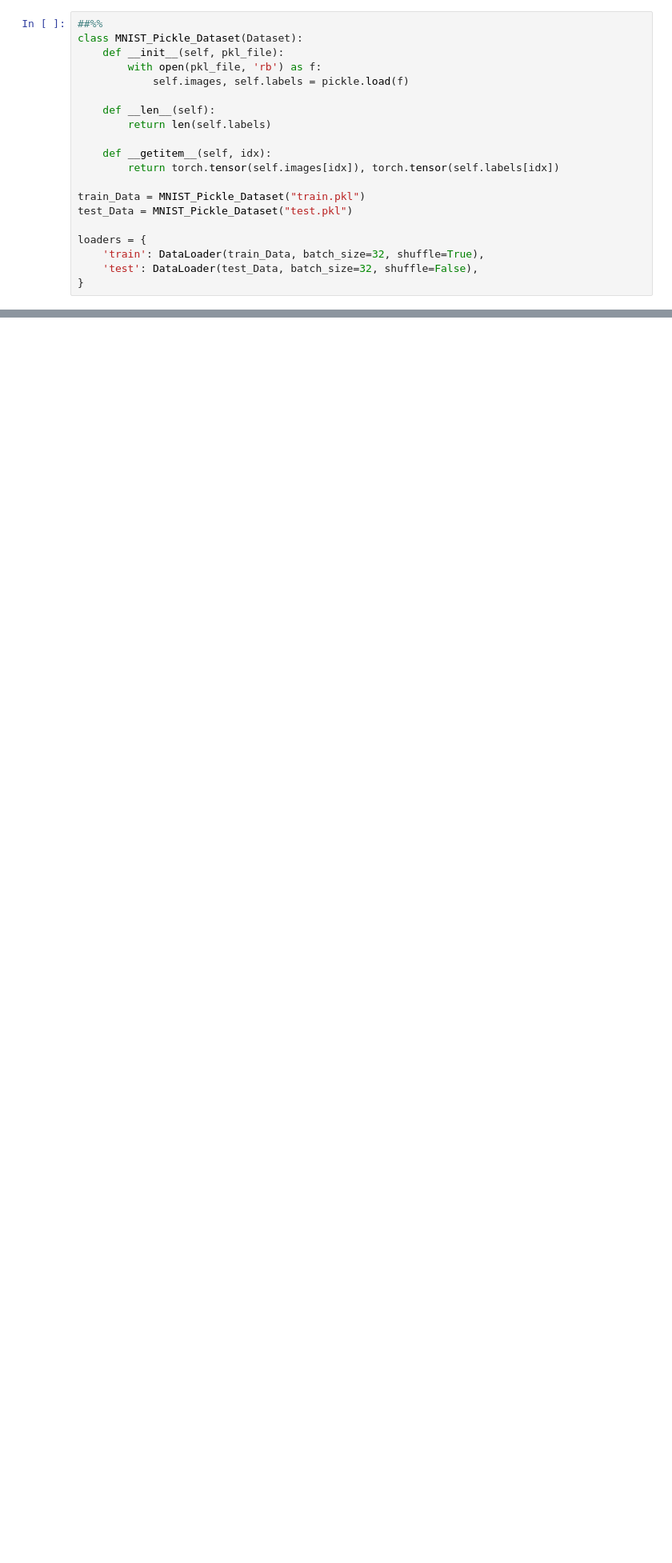
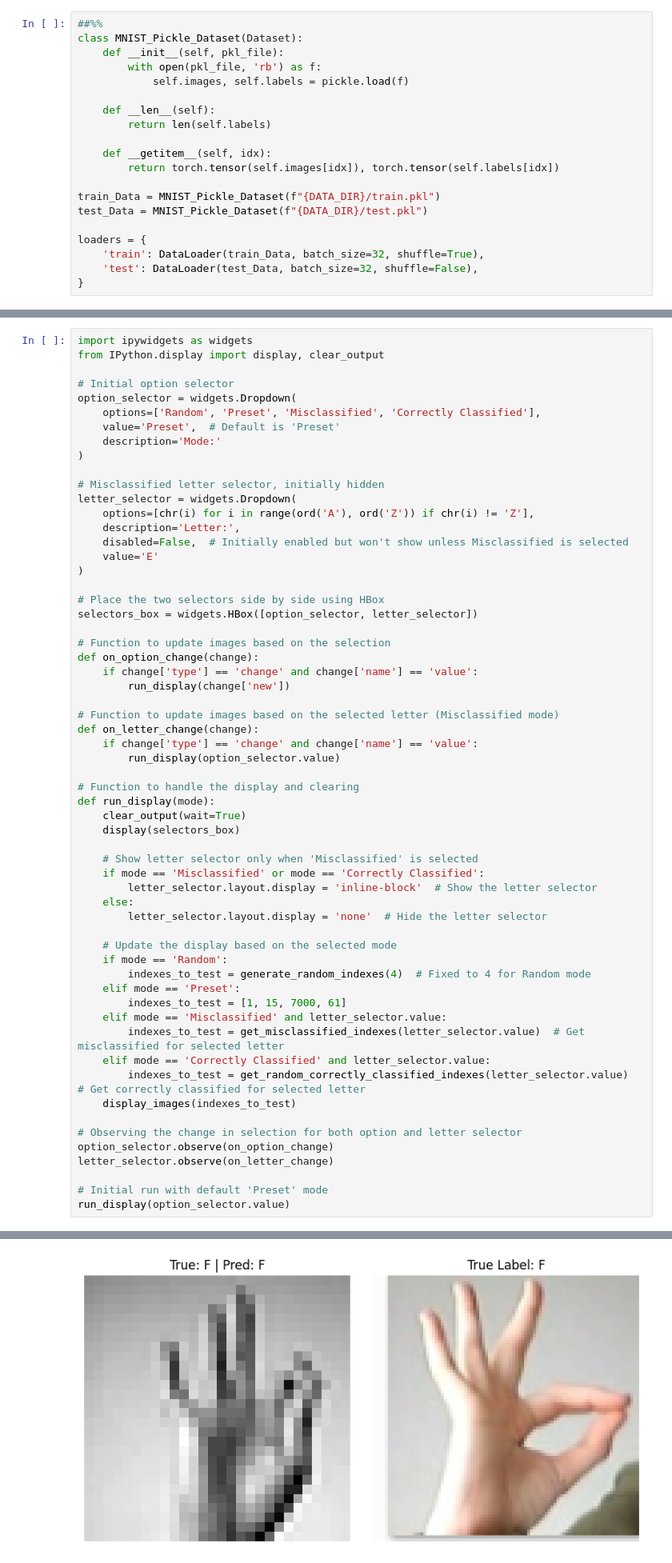
Before and after one commit to Yonathan-Ashebir/sign_language_classifer, a Jupyter notebook: main.ipynb, the cells around one changed output, grey strips where cells are left out. Shown: that part at 80% size. Saved outputs shown, nothing was run; the diff lists cells and outputs as text; blank space fills up the shorter version.

```diff
--- a/main.ipynb
+++ b/main.ipynb
@@ -109,8 +106,8 @@ class MNIST_Pickle_Dataset(Dataset):
     def __getitem__(self, idx):
         return torch.tensor(self.images[idx]), torch.tensor(self.labels[idx])
 
-train_Data = MNIST_Pickle_Dataset("train.pkl")
-test_Data = MNIST_Pickle_Dataset("test.pkl")
+train_Data = MNIST_Pickle_Dataset(f"{DATA_DIR}/train.pkl")
+test_Data = MNIST_Pickle_Dataset(f"{DATA_DIR}/test.pkl")
 
 loaders = {
     'train': DataLoader(train_Data, batch_size=32, shuffle=True),
@@ -470,0 +651,61 @@ display_images(indexes_to_test)
+# %%
+import ipywidgets as widgets
+from IPython.display import display, clear_output
+
+# Initial option selector
+option_selector = widgets.Dropdown(
+    options=['Random', 'Preset', 'Misclassified', 'Correctly Classified'],
+    value='Preset',  # Default is 'Preset'
+    description='Mode:'
+)
+
+# Misclassified letter selector, initially hidden
+letter_selector = widgets.Dropdown(
+    options=[chr(i) for i in range(ord('A'), ord('Z')) if chr(i) != 'Z'],
+    description='Letter:',
+    disabled=False,  # Initially enabled but won't show unless Misclassified is selected
+    value='E'
+)
+
+# Place the two selectors side by side using HBox
+selectors_box = widgets.HBox([option_selector, letter_selector])
+
+# Function to update images based on the selection
+def on_option_change(change):
+    if change['type'] == 'change' and change['name'] == 'value':
+        run_display(change['new'])
+
+# Function to update images based on the selected letter (Misclassified mode)
+def on_letter_change(change):
+    if change['type'] == 'change' and change['name'] == 'value':
+        run_display(option_selector.value)
+
+# Function to handle the display and clearing
+def run_display(mode):
+    clear_output(wait=True)
+    display(selectors_box)
+
+    # Show letter selector only when 'Misclassified' is selected
+    if mode == 'Misclassified' or mode == 'Correctly Classified':
+        letter_selector.layout.display = 'inline-block'  # Show the letter selector
+    else:
+        letter_selector.layout.display = 'none'  # Hide the letter selector
+
+    # Update the display based on the selected mode
+    if mode == 'Random':
+        indexes_to_test = generate_random_indexes(4)  # Fixed to 4 for Random mode
+    elif mode == 'Preset':
+        indexes_to_test = [1, 15, 7000, 61]
+    elif mode == 'Misclassified' and letter_selector.value:
+        indexes_to_test = get_misclassified_indexes(letter_selector.value)  # Get misclassified for selected letter
+    elif mode == 'Correctly Classified' and letter_selector.value:
+        indexes_to_test = get_random_correctly_classified_indexes(letter_selector.value)  # Get correctly classified for selected letter
+    display_images(indexes_to_test)
+
+# Observing the change in selection for both option and letter selector
+option_selector.observe(on_option_change)
+letter_selector.observe(on_letter_change)
+
+# Initial run with default 'Preset' mode
+run_display(option_selector.value)
+# %% [output]
@@ -470,0 +713 @@ display_images(indexes_to_test)
+[figure, added]
```
Also changed, not shown: parts of 15 cells of this notebook, 5 other files.
